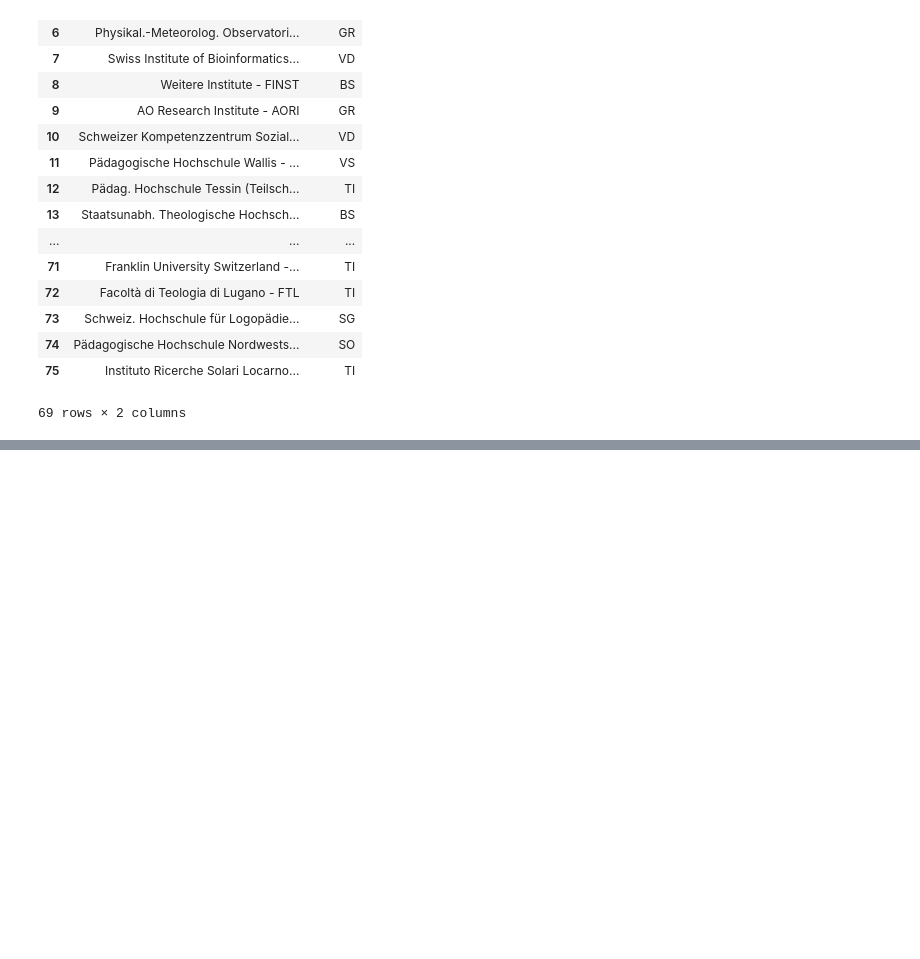
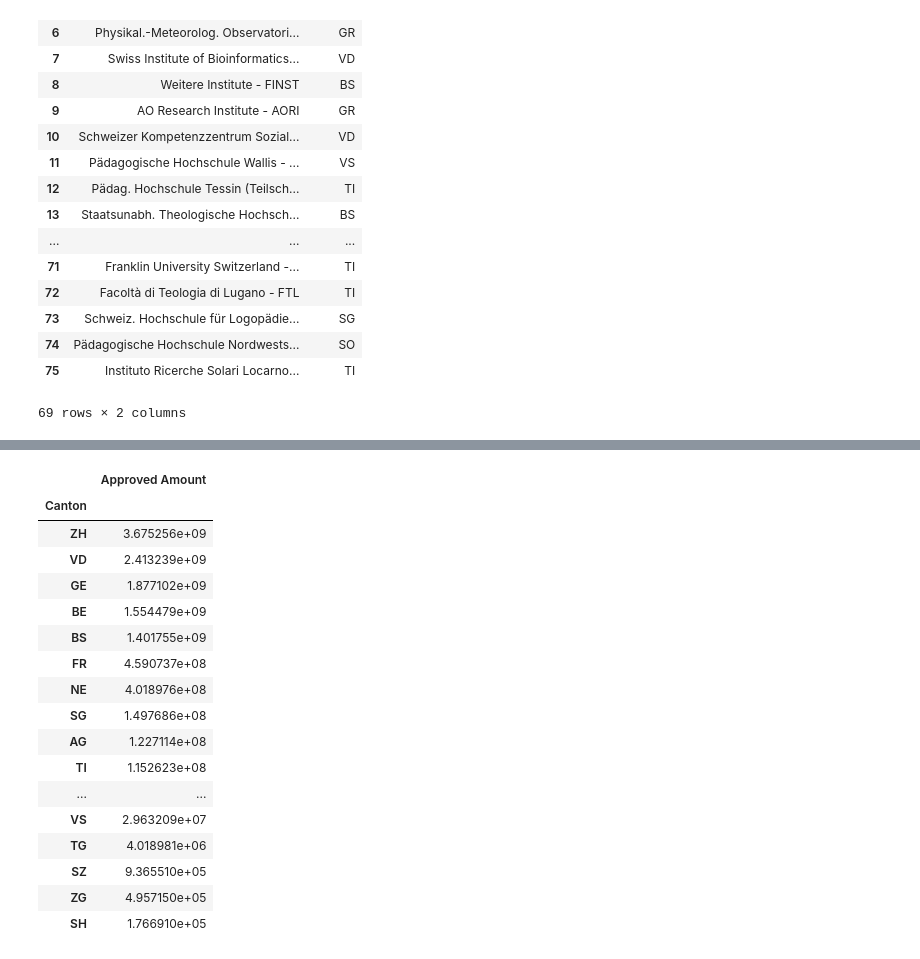
Before and after one commit to amirsh/ada-ana, a Jupyter notebook: HW3-notebooks/HW3.ipynb, the cells around one changed output, grey strips where cells are left out. Drawn from its saved outputs; the diff is of its cells as text; code cells hidden in the pictures; blank space fills up the shorter version.

```diff
--- a/HW3-notebooks/HW3.ipynb
+++ b/HW3-notebooks/HW3.ipynb
@@ -368,0 +404,21 @@ canton_amount.to_csv('data/canton_amount.csv')
+# %%
+canton_amount.sort_values(['Approved Amount'], ascending=False)
+# %% [output]
+|  | Approved Amount |
+| Canton |  |
+| ZH | 3.675256e+09 |
+| VD | 2.413239e+09 |
+| GE | 1.877102e+09 |
+| BE | 1.554479e+09 |
+| BS | 1.401755e+09 |
+| FR | 4.590737e+08 |
+| NE | 4.018976e+08 |
+| SG | 1.497686e+08 |
+| AG | 1.227114e+08 |
+| TI | 1.152623e+08 |
+| ... | ... |
+| VS | 2.963209e+07 |
+| TG | 4.018981e+06 |
+| SZ | 9.365510e+05 |
+| ZG | 4.957150e+05 |
+| SH | 1.766910e+05 |
```
Also changed, not shown: parts of 6 cells of this notebook, 1 other file.
